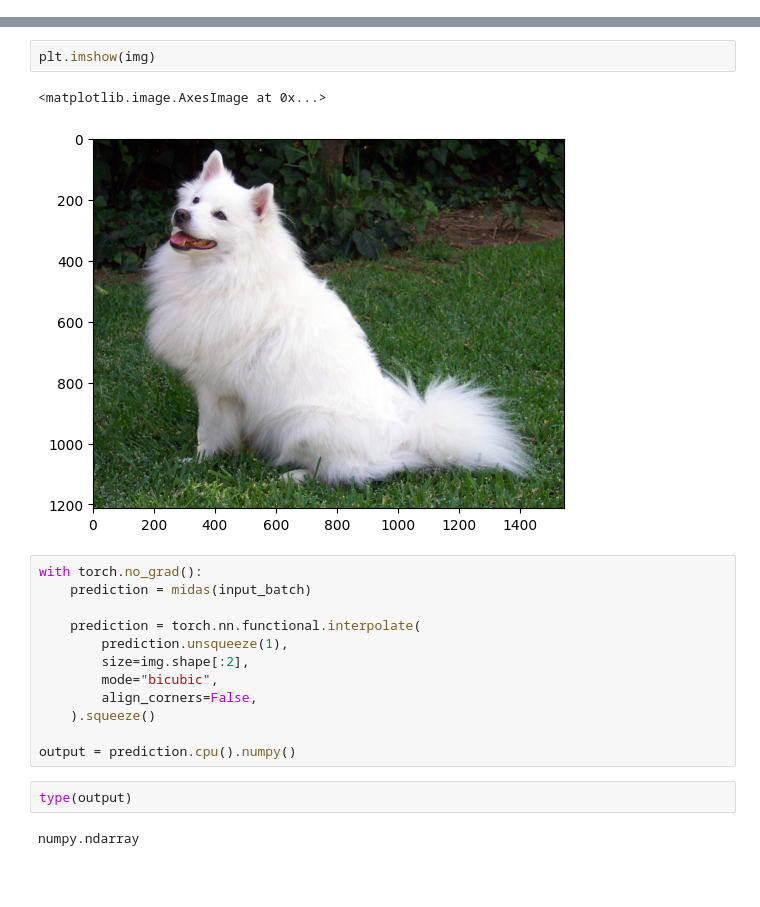
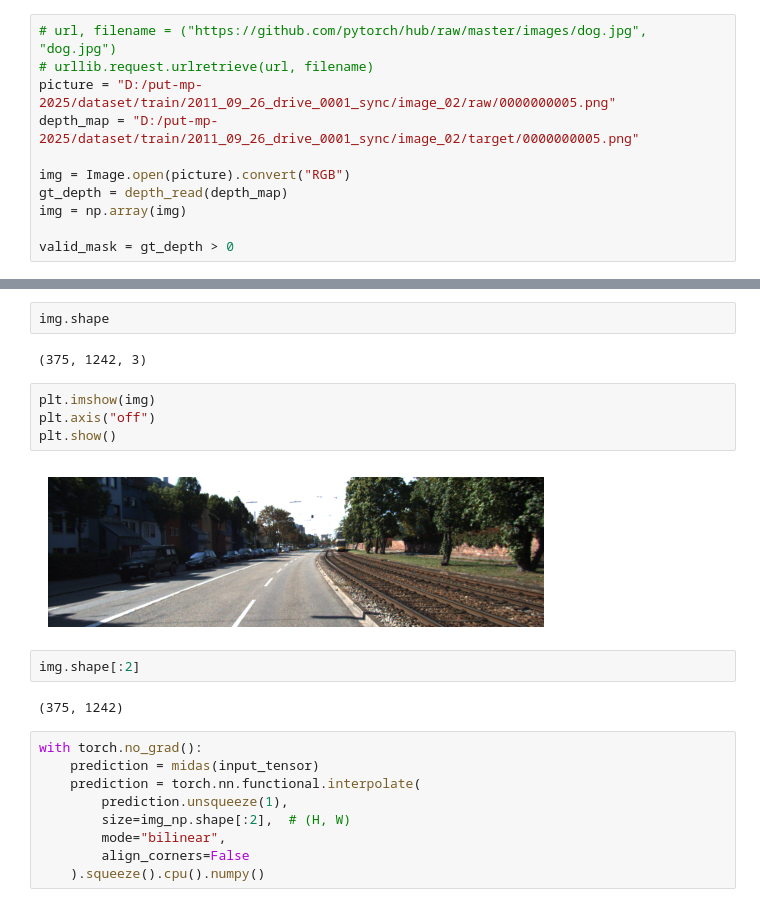
Before and after one commit to 2002jan/put-mp-2025, a Jupyter notebook: midas_test.ipynb, the cells around one changed output, grey strips where cells are left out. Cells and saved outputs as stored; diff of their text form; blank space fills up the shorter version.

Commit message:
midas tests

```diff
--- a/midas_test.ipynb
+++ b/midas_test.ipynb
@@ -51,0 +40,11 @@ Using cache found in C:\Users\mkami/.cache\torch\hub\intel-isl_MiDaS_master
+# %%
+# url, filename = ("https://github.com/pytorch/hub/raw/master/images/dog.jpg", "dog.jpg")
+# urllib.request.urlretrieve(url, filename)
+picture = "D:/put-mp-2025/dataset/train/2011_09_26_drive_0001_sync/image_02/raw/0000000005.png"
+depth_map = "D:/put-mp-2025/dataset/train/2011_09_26_drive_0001_sync/image_02/target/0000000005.png"
+
+img = Image.open(picture).convert("RGB")
+gt_depth = depth_read(depth_map)
+img = np.array(img)
+
+valid_mask = gt_depth > 0
@@ -52,21 +75,23 @@ Using cache found in C:\Users\mkami/.cache\torch\hub\intel-isl_MiDaS_master
+# %%
+img.shape
+# %% [output]
+(375, 1242, 3)
 # %%
 plt.imshow(img)
+plt.axis("off")
+plt.show()
 # %% [output]
-<matplotlib.image.AxesImage at 0x...>
-[figure, old version]
+[figure, new version]
+# %%
+img.shape[:2]
+# %% [output]
+(375, 1242)
 # %%
 with torch.no_grad():
-    prediction = midas(input_batch)
-
+    prediction = midas(input_tensor)
     prediction = torch.nn.functional.interpolate(
         prediction.unsqueeze(1),
-        size=img.shape[:2],
-        mode="bicubic",
-        align_corners=False,
-    ).squeeze()
-
-output = prediction.cpu().numpy()
+        size=img_np.shape[:2],  # (H, W)
+        mode="bilinear",
+        align_corners=False
+    ).squeeze().cpu().numpy()
-# %%
-type(output)
-# %% [output]
-numpy.ndarray
```
Also changed, not shown: parts of 10 cells of this notebook.
